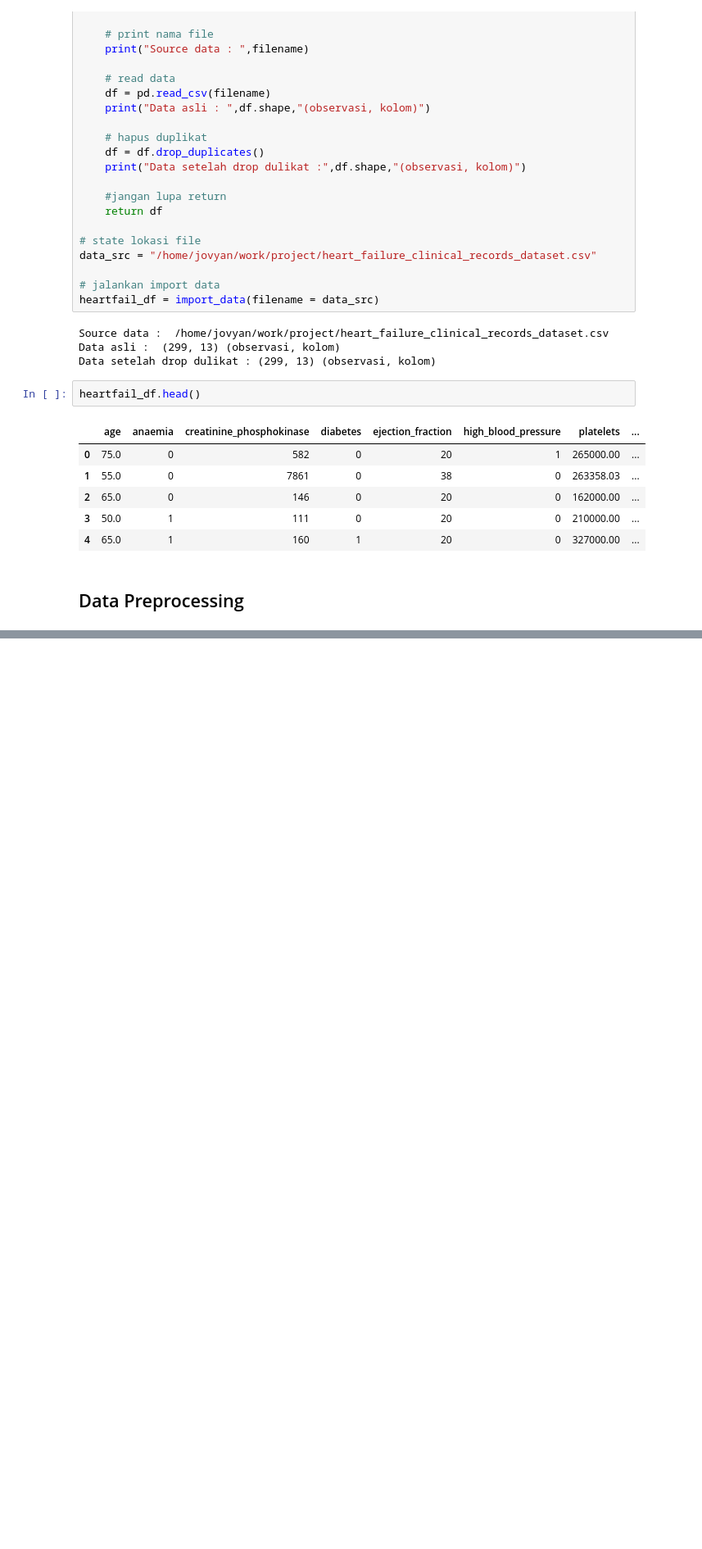
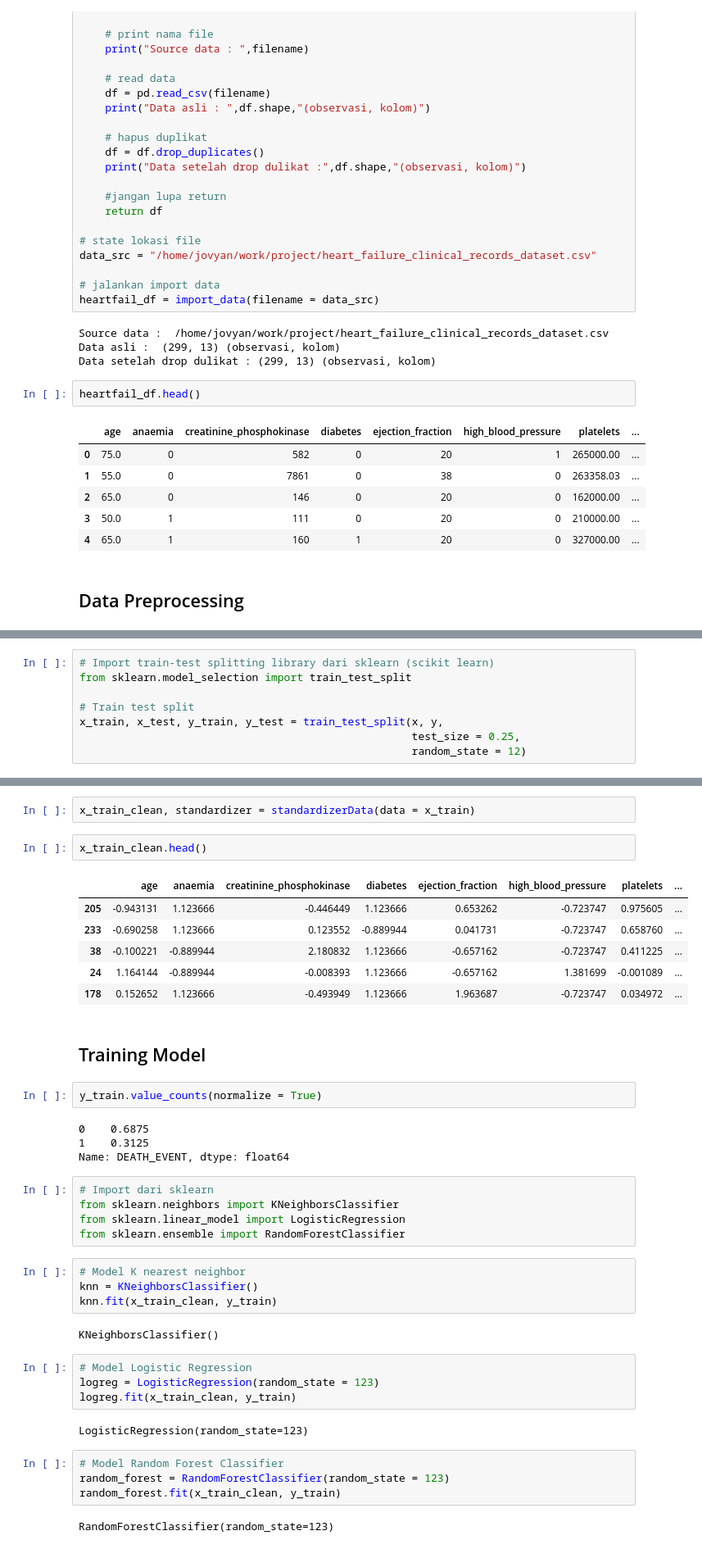
Before and after one commit to luthfanali/project-heart-failure, a Jupyter notebook: project_luthfan.ipynb, the cells around one changed output, grey strips where cells are left out. Shown at 82% size. Cells and saved outputs as stored; diff of their text form; blank space fills up the shorter version.

```diff
--- a/project_luthfan.ipynb
+++ b/project_luthfan.ipynb
@@ -61,0 +78,8 @@ def extract_input_output
+# %%
+# Import train-test splitting library dari sklearn (scikit learn)
+from sklearn.model_selection import train_test_split
+
+# Train test split
+x_train, x_test, y_train, y_test = train_test_split(x, y,
+                                                    test_size = 0.25,
+                                                    random_state = 12)
@@ -61,0 +151,42 @@ def extract_input_output
+# %%
+x_train_clean, standardizer = standardizerData(data = x_train)
+# %%
+x_train_clean.head()
+# %% [output]
+|  | age | anaemia | creatinine_phosphokinase | diabetes | ejection_fraction | high_blood_pressure | platelets | ... |
+| 205 | -0.943131 | 1.123666 | -0.446449 | 1.123666 | 0.653262 | -0.723747 | 0.975605 | ... |
+| 233 | -0.690258 | 1.123666 | 0.123552 | -0.889944 | 0.041731 | -0.723747 | 0.658760 | ... |
+| 38 | -0.100221 | -0.889944 | 2.180832 | 1.123666 | -0.657162 | -0.723747 | 0.411225 | ... |
+| 24 | 1.164144 | -0.889944 | -0.008393 | 1.123666 | -0.657162 | 1.381699 | -0.001089 | ... |
+| 178 | 0.152652 | 1.123666 | -0.493949 | 1.123666 | 1.963687 | -0.723747 | 0.034972 | ... |
+# %% [markdown]
+## Training Model
+# %%
+y_train.value_counts(normalize = True)
+# %% [output]
+0    0.6875
+1    0.3125
+Name: DEATH_EVENT, dtype: float64
+# %%
+# Import dari sklearn
+from sklearn.neighbors import KNeighborsClassifier
+from sklearn.linear_model import LogisticRegression
+from sklearn.ensemble import RandomForestClassifier
+# %%
+# Model K nearest neighbor
+knn = KNeighborsClassifier()
+knn.fit(x_train_clean, y_train)
+# %% [output]
+KNeighborsClassifier()
+# %%
+# Model Logistic Regression
+logreg = LogisticRegression(random_state = 123)
+logreg.fit(x_train_clean, y_train)
+# %% [output]
+LogisticRegression(random_state=123)
+# %%
+# Model Random Forest Classifier
+random_forest = RandomForestClassifier(random_state = 123)
+random_forest.fit(x_train_clean, y_train)
+# %% [output]
+RandomForestClassifier(random_state=123)
```
Also changed, not shown: parts of 28 cells of this notebook.
